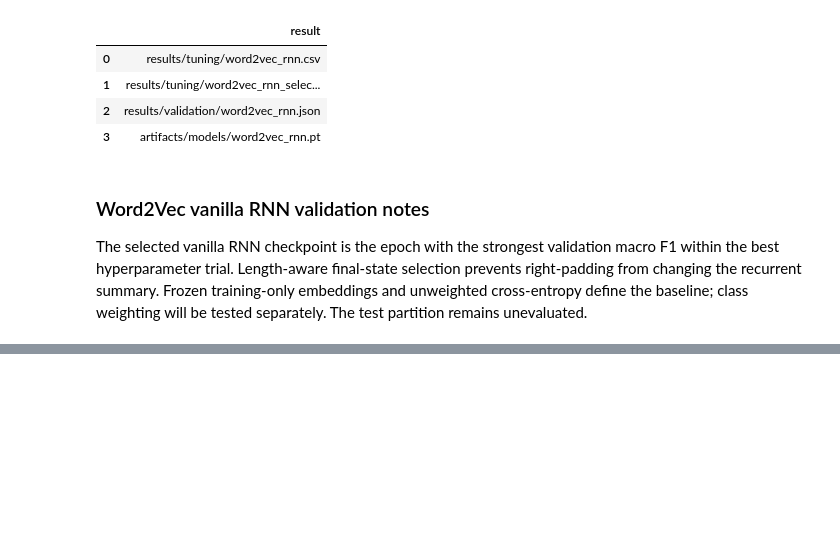
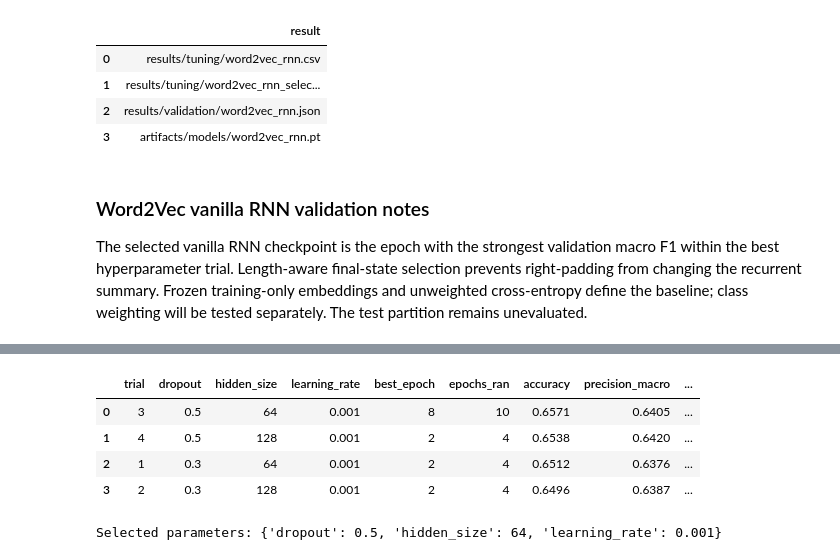
Before and after one commit to iAboud98/arabic-sentiment-analysis, a Jupyter notebook: notebooks/arabic_sentiment_analysis.ipynb, the cells around one changed output, grey strips where cells are left out. Drawn from its saved outputs; the diff is of its cells as text; code cells hidden in the pictures; blank space fills up the shorter version.

```diff
--- a/notebooks/arabic_sentiment_analysis.ipynb
+++ b/notebooks/arabic_sentiment_analysis.ipynb
@@ -3004,0 +3143,55 @@ The selected vanilla RNN checkpoint is the epoch with the strongest validation m
+# %%
+lstm_parameter_candidates = list(ParameterGrid(lstm_config["search_space"]))
+if not lstm_parameter_candidates:
+    raise ValueError("The LSTM search space is empty.")
+
+lstm_tuning_rows = []
+LSTM_TRIAL_ARTIFACTS = {}
+for trial_number, parameters in enumerate(lstm_parameter_candidates, start=1):
+    model_state, history, metrics, validation_predictions = train_word2vec_lstm(
+        parameters
+    )
+    best_epoch = int(history.loc[history["f1_macro"].idxmax(), "epoch"])
+    lstm_tuning_rows.append(
+        {
+            "trial": trial_number,
+            **parameters,
+            "best_epoch": best_epoch,
+            "epochs_ran": len(history),
+            **metrics,
+        }
+    )
+    LSTM_TRIAL_ARTIFACTS[trial_number] = {
+        "state_dict": model_state,
+        "history": history,
+        "validation_predictions": validation_predictions,
+    }
+
+lstm_tuning_results = (
+    pd.DataFrame(lstm_tuning_rows)
+    .sort_values(
+        ["f1_macro", "f1_weighted", "accuracy", "trial"],
+        ascending=[False, False, False, True],
+        kind="mergesort",
+    )
+    .reset_index(drop=True)
+)
+best_lstm_trial = int(lstm_tuning_results.iloc[0]["trial"])
+BEST_WORD2VEC_LSTM_PARAMETERS = dict(
+    lstm_parameter_candidates[best_lstm_trial - 1]
+)
+BEST_WORD2VEC_LSTM_STATE = LSTM_TRIAL_ARTIFACTS[best_lstm_trial]["state_dict"]
+WORD2VEC_LSTM_SELECTED_HISTORY = LSTM_TRIAL_ARTIFACTS[best_lstm_trial]["history"]
+WORD2VEC_LSTM_VALIDATION_PREDICTIONS = LSTM_TRIAL_ARTIFACTS[best_lstm_trial][
+    "validation_predictions"
+]
+
+display(lstm_tuning_results.round(4))
+print(f"Selected parameters: {BEST_WORD2VEC_LSTM_PARAMETERS}")
+# %% [output]
+|  | trial | dropout | hidden_size | learning_rate | best_epoch | epochs_ran | accuracy | precision_macro | ... |
+| 0 | 3 | 0.5 | 64 | 0.001 | 8 | 10 | 0.6571 | 0.6405 | ... |
+| 1 | 4 | 0.5 | 128 | 0.001 | 2 | 4 | 0.6538 | 0.6420 | ... |
+| 2 | 1 | 0.3 | 64 | 0.001 | 2 | 4 | 0.6512 | 0.6376 | ... |
+| 3 | 2 | 0.3 | 128 | 0.001 | 2 | 4 | 0.6496 | 0.6387 | ... |
+Selected parameters: {'dropout': 0.5, 'hidden_size': 64, 'learning_rate': 0.001}
```
Also changed, not shown: parts of 6 cells of this notebook, 4 other files.
